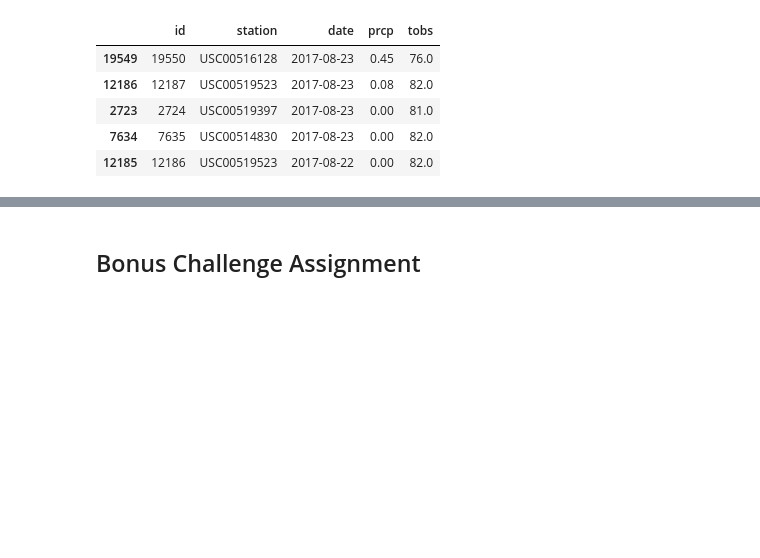
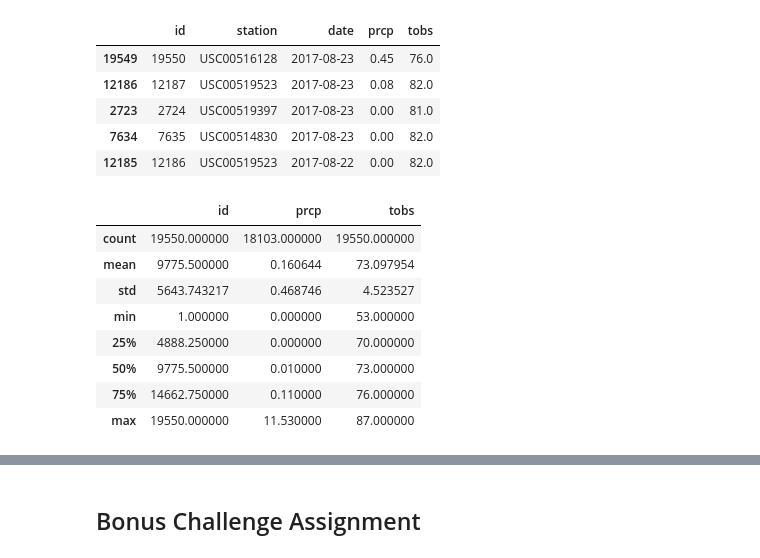
Before and after one commit to motofi/sqlalchemy-challenge, a Jupyter notebook: climate_starter.ipynb, the cells around one changed output, grey strips where cells are left out. Cells and saved outputs as stored; diff of their text form; code cells hidden in the pictures; blank space fills up the shorter version.

```diff
--- a/climate_starter.ipynb
+++ b/climate_starter.ipynb
@@ -182,5 +182,16 @@ prcp
 # Use Pandas Plotting with Matplotlib to plot the data
 # %%
 # Use Pandas to calcualte the summary statistics for the precipitation data
+pd.DataFrame.describe(data_msmt)
+# %% [output]
+|  | id | prcp | tobs |
+| count | 19550.000000 | 18103.000000 | 19550.000000 |
+| mean | 9775.500000 | 0.160644 | 73.097954 |
+| std | 5643.743217 | 0.468746 | 4.523527 |
+| min | 1.000000 | 0.000000 | 53.000000 |
+| 25% | 4888.250000 | 0.000000 | 70.000000 |
+| 50% | 9775.500000 | 0.010000 | 73.000000 |
+| 75% | 14662.750000 | 0.110000 | 76.000000 |
+| max | 19550.000000 | 11.530000 | 87.000000 |
 # %%
 # Design a query to show how many stations are available in this dataset?
```
Also changed, not shown: parts of 3 cells of this notebook.
